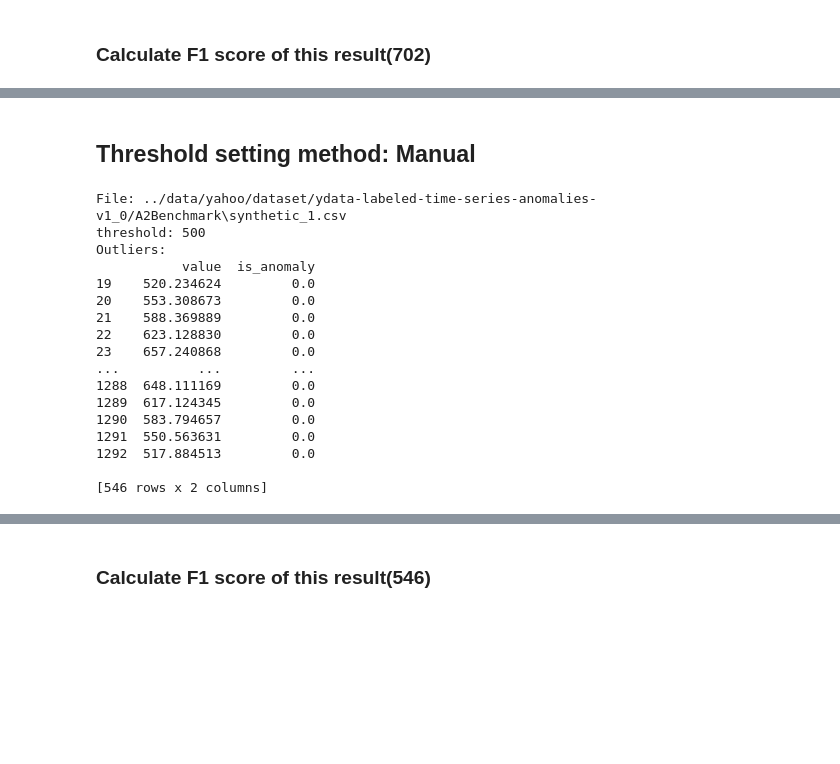
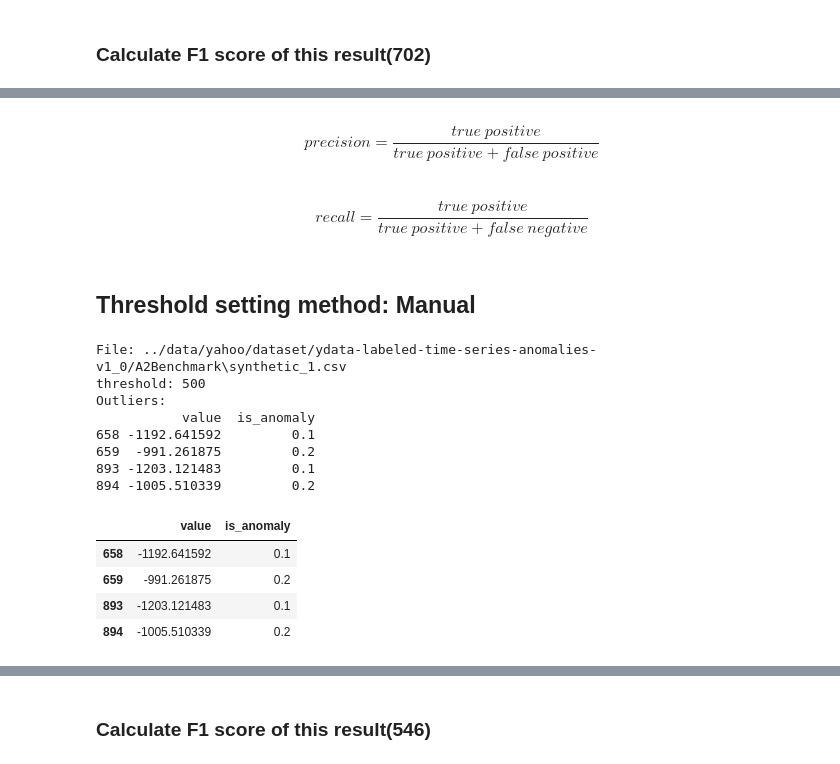
Before and after one commit to mehrotrasan16/time-series-anomaly-detection-methods, a Jupyter notebook: code/Moving Average Time Series Models.ipynb, the cells around one changed output, grey strips where cells are left out. Saved outputs shown, nothing was run; the diff lists cells and outputs as text; code cells hidden in the pictures; blank space fills up the shorter version.

```diff
--- a/code/Moving Average Time Series Models.ipynb
+++ b/code/Moving Average Time Series Models.ipynb
@@ -213,8 +178,12 @@ Outliers:
+# %% [markdown]
+$$precision = \frac{true\ positive}{true\ positive + false\ positive}$$
+# %% [markdown]
+$$recall = \frac{true\ positive}{true\ positive + false\ negative}$$
 # %% [markdown]
 ## Threshold setting method: Manual
 # %%
-manual_threshold = 500
-outliers = rolling_mean[rolling_mean.value > manual_threshold]
+manual_threshold = 1200
+outliers = rolling_mean[df.value > rolling_mean.value + manual_threshold]
 print(f"File: {all_csv[0]}")
 print("threshold: 500")
 print("Outliers:")
@@ -224,16 +193,7 @@ File: ../data/yahoo/dataset/ydata-labeled-time-series-anomalies-v1_0/A2Benchmark
 threshold: 500
 Outliers:
            value  is_anomaly
-19    520.234624         0.0
-20    553.308673         0.0
-21    588.369889         0.0
-22    623.128830         0.0
-23    657.240868         0.0
-...          ...         ...
-1288  648.111169         0.0
-1289  617.124345         0.0
-1290  583.794657         0.0
-1291  550.563631         0.0
-1292  517.884513         0.0
-
-[546 rows x 2 columns]
+658 -1192.641592         0.1
+659  -991.261875         0.2
+893 -1203.121483         0.1
+894 -1005.510339         0.2
@@ -239,0 +202,9 @@ Outliers:
+# %%
+outliers = outliers.drop_duplicates()
+outliers
+# %% [output]
+|  | value | is_anomaly |
+| 658 | -1192.641592 | 0.1 |
+| 659 | -991.261875 | 0.2 |
+| 893 | -1203.121483 | 0.1 |
+| 894 | -1005.510339 | 0.2 |
```
Also changed, not shown: parts of 20 cells of this notebook, 4 other files.
